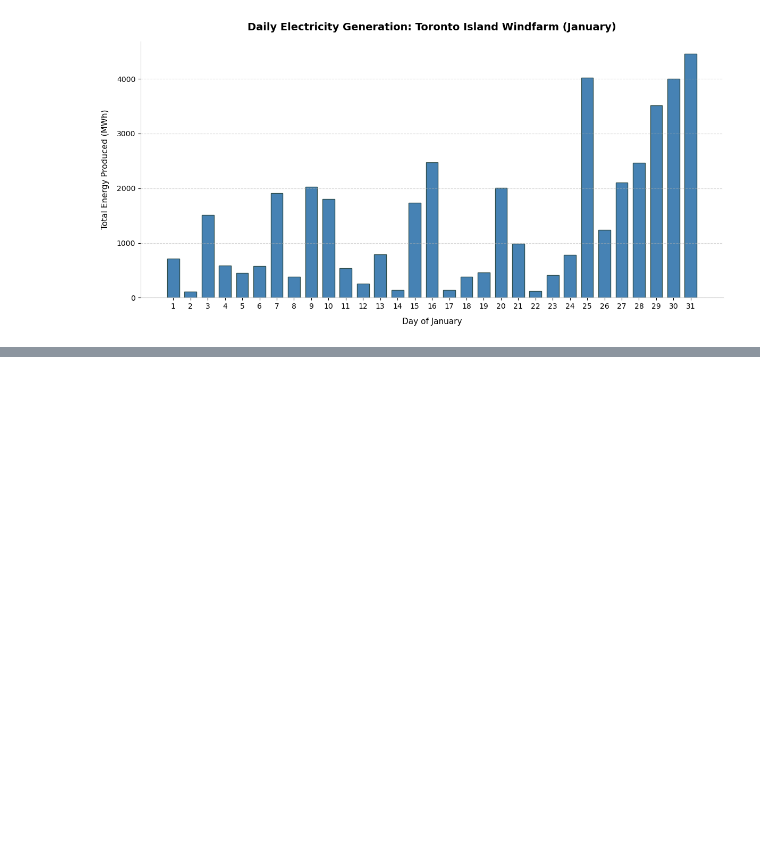
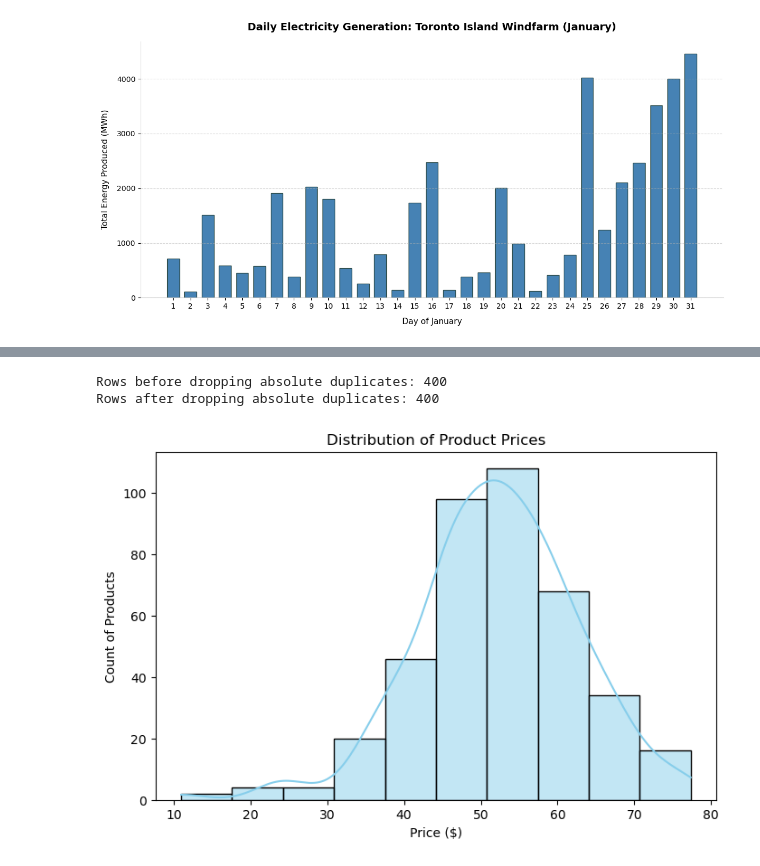
Before and after one commit to richierish32/MFIT, a Jupyter notebook: MFIT 860 - Data/Assignment 1 Solution.ipynb, the cells around one changed output, grey strips where cells are left out. Saved outputs shown, nothing was run; the diff lists cells and outputs as text; code cells hidden in the pictures; blank space fills up the shorter version.

```diff
--- a/MFIT 860 - Data/Assignment 1 Solution.ipynb
+++ b/MFIT 860 - Data/Assignment 1 Solution.ipynb
@@ -174,0 +223,7 @@ plt.show()
+# %%
+# Convert product id to string and add zeros to length of 3
+sales['Product_ID'] = sales['Product_ID'].astype(str).str.zfill(3)
+
+# Verify results
+print(sales['Product_ID'].dtypes)
+print(sales[['Product_ID']].head())
@@ -174,0 +298,6 @@ plt.show()
+# %%
+# Year should be numeric so we can sort by it and use for calculation if needed
+
+sales_tidy['Year'] = sales_tidy['Year'].astype(int)
+
+sales_tidy.dtypes
@@ -174,0 +312,37 @@ plt.show()
+# %%
+# As additional best practice, even though does not seem to be the case we will drop dupes
+
+# 1. Check the number of rows before
+print("Rows before dropping absolute duplicates:", sales_tidy.shape[0])
+
+# 2. Drop rows where entire row is a duplicate, keeping the first occurrence
+sales_tidy = sales_tidy.drop_duplicates()
+
+# 3. Check the number of rows after
+print("Rows after dropping absolute duplicates:", sales_tidy.shape[0])
+# %% [output]
+Rows before dropping absolute duplicates: 400
+Rows after dropping absolute duplicates: 400
+# %%
+# 3c
+
+# Histogram is a good way to visualize distribution of pricesabs
+# Using seaborn to be able to show smooth trend line and modern look
+# We will split prices into 10 bins
+# Given there should be 2 records for each price due to tidying activity, we will display 2 variants of graph:
+#   1) Price Distribution across the data from 2 years
+#   2) Price Distribution of unique price for each product (Essentially rewinding the melt)
+
+# import matplotlib.pyplot as plt
+# import seaborn as sns
+
+#3c-1
+
+plt.figure(figsize=(8, 5))
+sns.histplot(data=sales_tidy, x='Price', bins=10, kde=True, color='skyblue')
+plt.title('Distribution of Product Prices')
+plt.xlabel('Price ($)')
+plt.ylabel('Count of Products')
+plt.show()
+# %% [output]
+[figure, added]
```
Also changed, not shown: parts of 13 cells of this notebook, 3 other files.
